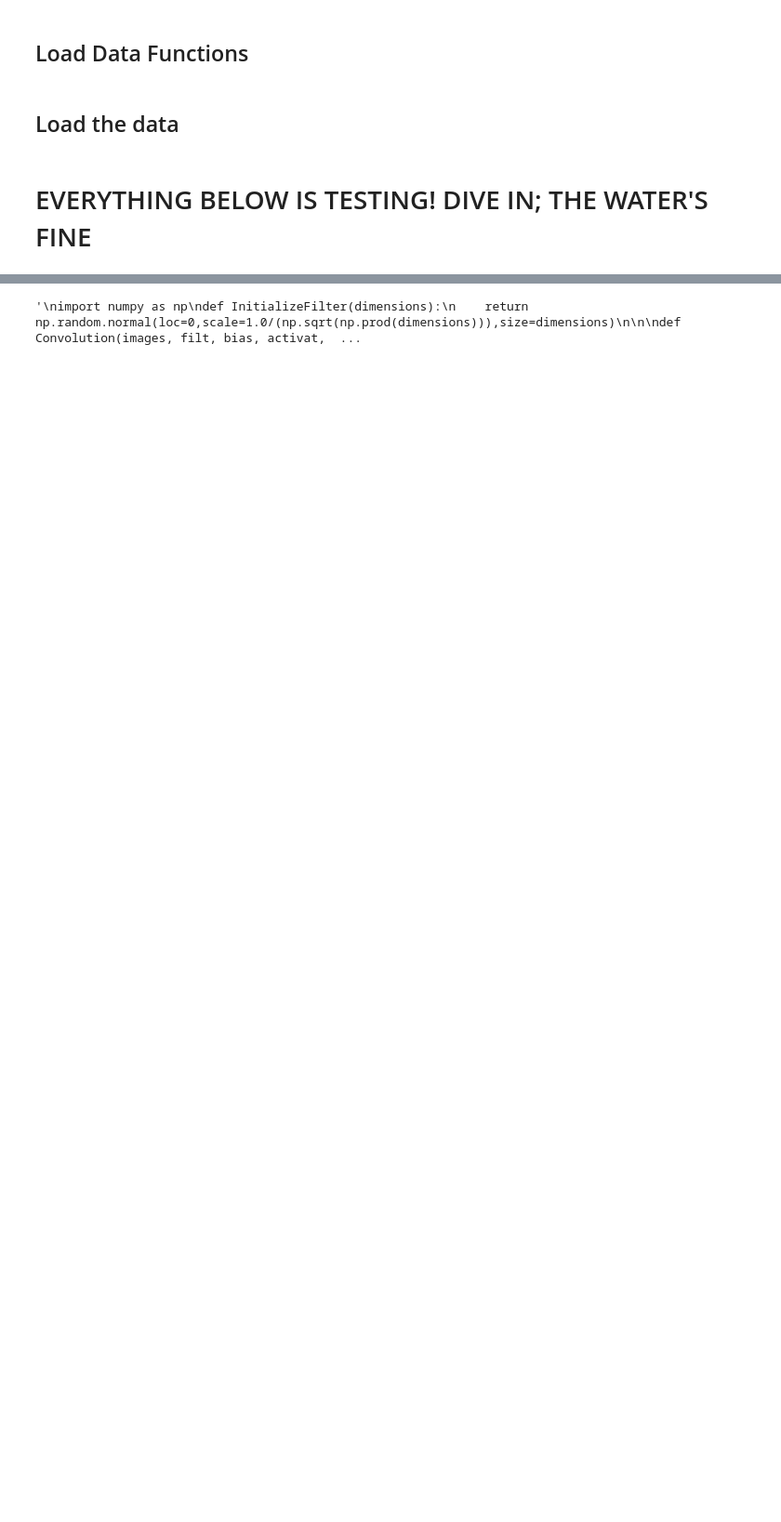
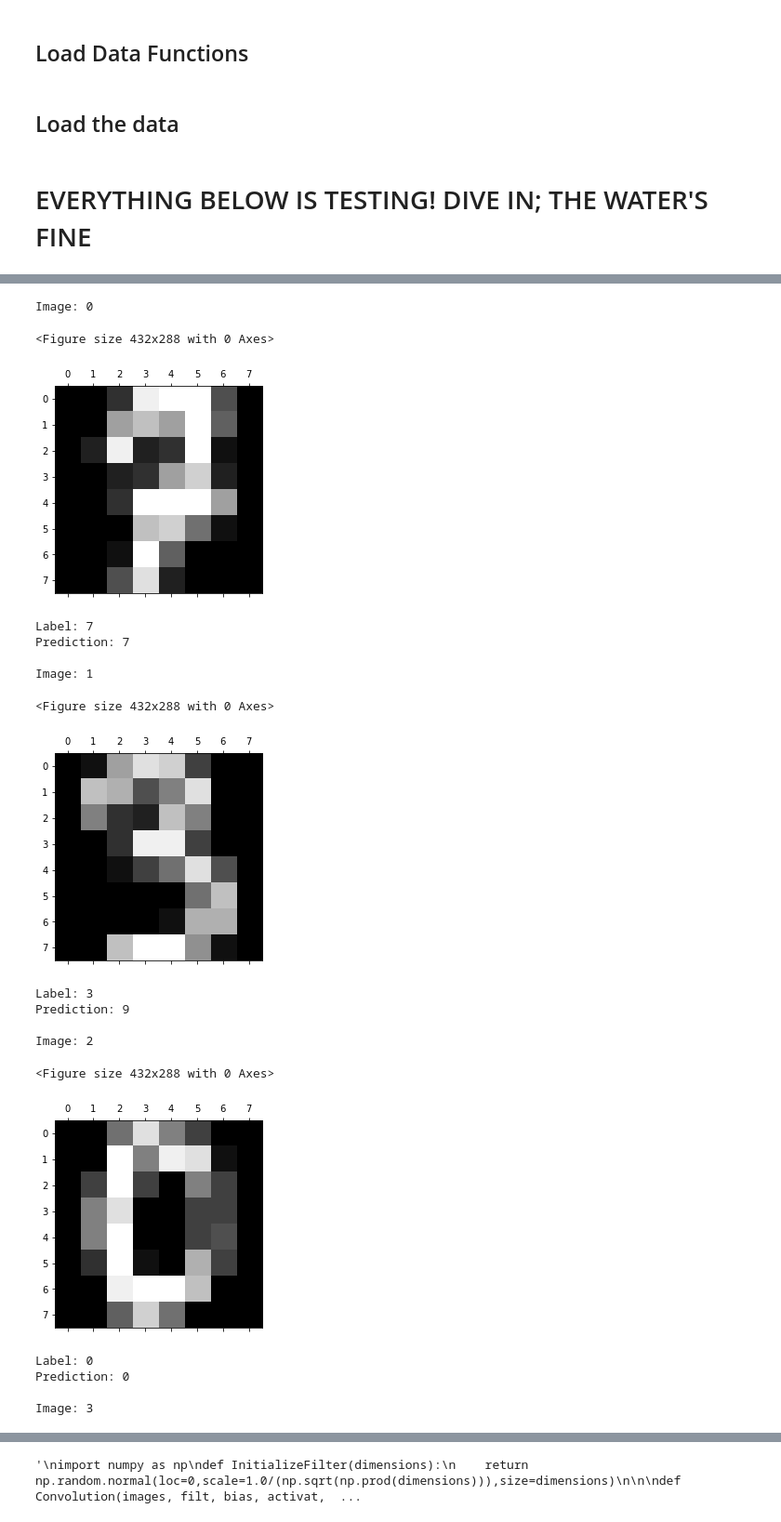
Before and after one commit to johnbower2012/learn, a Jupyter notebook: MTH994/FinalProject/CNN.ipynb, the cells around one changed output, grey strips where cells are left out. Shown: that part at 93% size. Saved outputs shown, nothing was run; the diff lists cells and outputs as text; code cells hidden in the pictures; blank space fills up the shorter version.

```diff
--- a/MTH994/FinalProject/CNN.ipynb
+++ b/MTH994/FinalProject/CNN.ipynb
@@ -559,0 +543,26 @@ acc: 9.725316%
+# %%
+X_train, y_train = read_dataset('Digits_X_train.csv', 'Digits_y_train.csv')
+X_test, y_test = read_dataset('Digits_X_test.csv', 'Digits_y_test.csv')
+X_train_norm, X_test_norm = normalize_features(X_train_digits, X_test_digits)
+y_train_ohe, y_test_ohe = one_hot_encoder(y_train_digits, y_test_digits)
+
+
+filt_info = CInfo([8,-1,3,3])
+filt = CLayer('convolution',filt_info)
+
+pool_info = CInfo([-1,2,2],2,2)
+pool = CLayer('pool',pool_info)
+
+conn_info = CInfo([-1,100])
+conn = CLayer('connection',conn_info)
+
+cnn = CNN([1,8,8],10,[filt,pool,conn],0.05,0.1)
+epochs = 10
+batches = 10
+batchsize = int (np.ceil(X_train_norm.shape[0]/batches))
+cnn.FTrain(epochs,\
+           batchsize,\
+           X_train_norm,\
+           y_train_ohe,\
+           X_test_norm,\
+           y_test)
@@ -559,0 +587,37 @@ acc: 9.725316%
+# %%
+def plot_digit(feature_vector):
+    dim = int(np.sqrt(len(feature_vector)))
+    plt.gray()
+    plt.matshow(feature_vector.reshape(dim,dim))
+    plt.show()
+
+def plot_test(index1,index2,clearn_,Xp,Xt,y):
+    for index in range(index1,index2):
+        print('Image:',index)
+        plot_digit(Xp[index])
+        ypred = clearn_.FPredict(Xt[index].reshape(1,-1))
+        print('Label:', int(y[index]))
+        print('Prediction:',int(ypred))
+        print('')
+
+plot_test(0,10,cnn,X_test,X_test_norm,y_test)
+# %% [output]
+Image: 0
+<Figure size 432x288 with 0 Axes>
+[figure, added]
+Label: 7
+Prediction: 7
+
+Image: 1
+<Figure size 432x288 with 0 Axes>
+[figure, added]
+Label: 3
+Prediction: 9
+
+Image: 2
+<Figure size 432x288 with 0 Axes>
+[figure, added]
+Label: 0
+Prediction: 0
+
+Image: 3
```
Also changed, not shown: parts of 6 cells of this notebook, 2 other files.
